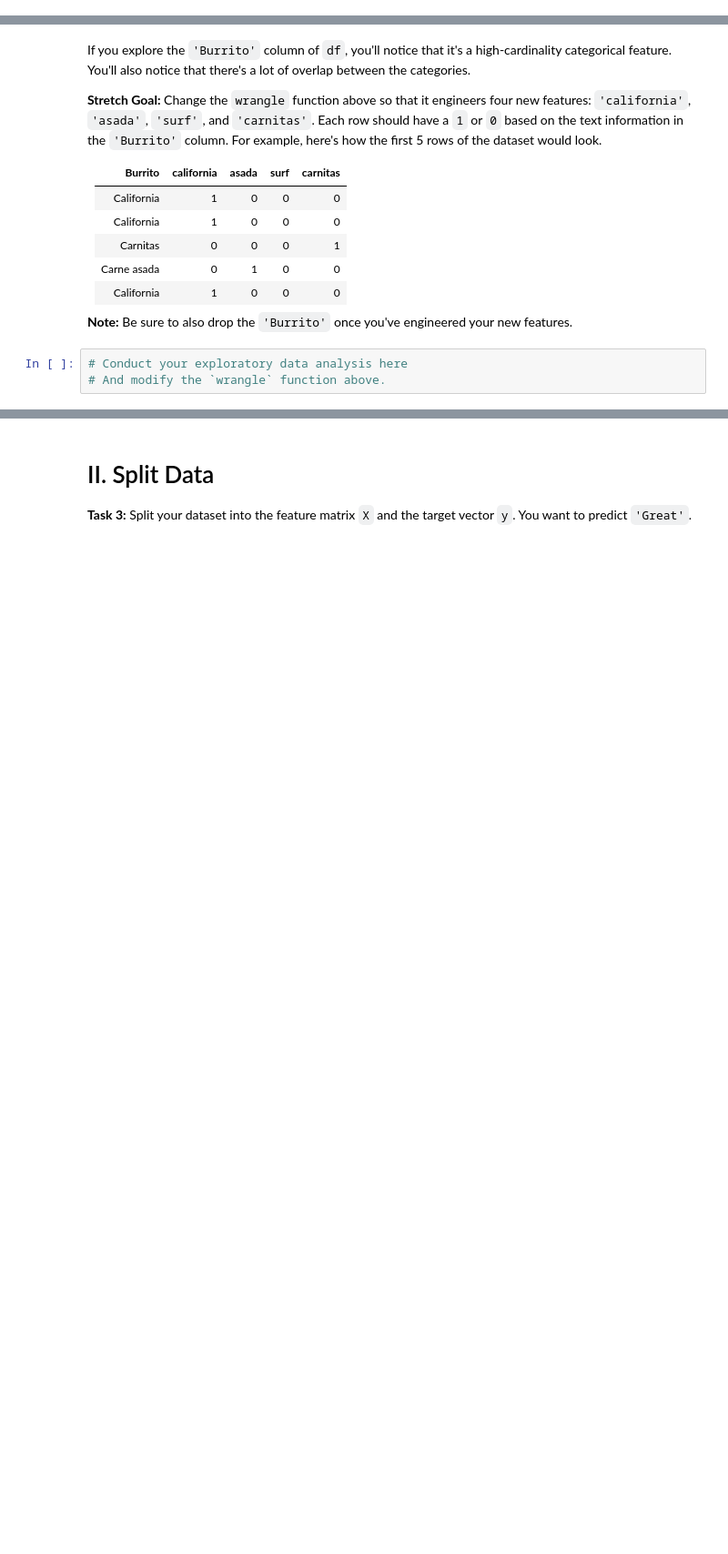
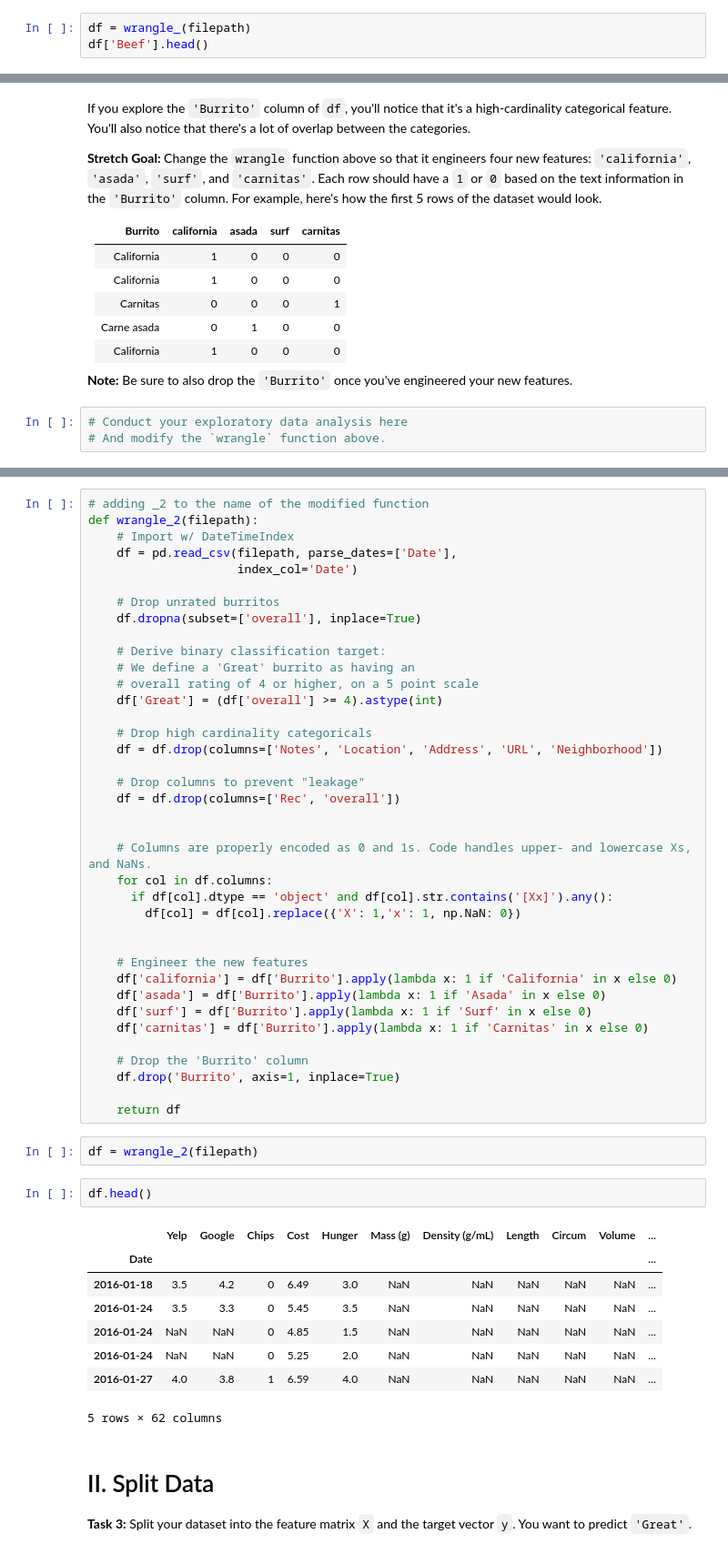
Before and after one commit to sikoh/DS-Linear-Models, a Jupyter notebook: Logistic-Regression/DS_LogisticRegression_Homework.ipynb, the cells around one changed output, grey strips where cells are left out. Shown at 91% size. Saved outputs shown, nothing was run; the diff lists cells and outputs as text; blank space fills up the shorter version.

```diff
--- a/Logistic-Regression/DS_LogisticRegression_Homework.ipynb
+++ b/Logistic-Regression/DS_LogisticRegression_Homework.ipynb
@@ -93,0 +191,3 @@ Name: Beef, dtype: object
+# %%
+df = wrangle_(filepath)
+df['Beef'].head()
@@ -111,3 +235,54 @@ If you explore the `'Burrito'` column of `df`, you'll notice that it's a high-ca
+# %%
+# adding _2 to the name of the modified function
+def wrangle_2(filepath):
+    # Import w/ DateTimeIndex
+    df = pd.read_csv(filepath, parse_dates=['Date'],
+                     index_col='Date')
+
+    # Drop unrated burritos
+    df.dropna(subset=['overall'], inplace=True)
+
+    # Derive binary classification target:
+    # We define a 'Great' burrito as having an
+    # overall rating of 4 or higher, on a 5 point scale
+    df['Great'] = (df['overall'] >= 4).astype(int)
+
+    # Drop high cardinality categoricals
+    df = df.drop(columns=['Notes', 'Location', 'Address', 'URL', 'Neighborhood'])
+
+    # Drop columns to prevent "leakage"
+    df = df.drop(columns=['Rec', 'overall'])
+
+
+    # Columns are properly encoded as 0 and 1s. Code handles upper- and lowercase Xs, and NaNs.
+    for col in df.columns:
+      if df[col].dtype == 'object' and df[col].str.contains('[Xx]').any():
+        df[col] = df[col].replace({'X': 1,'x': 1, np.NaN: 0})
+
+
+    # Engineer the new features
+    df['california'] = df['Burrito'].apply(lambda x: 1 if 'California' in x else 0)
+    df['asada'] = df['Burrito'].apply(lambda x: 1 if 'Asada' in x else 0)
+    df['surf'] = df['Burrito'].apply(lambda x: 1 if 'Surf' in x else 0)
+    df['carnitas'] = df['Burrito'].apply(lambda x: 1 if 'Carnitas' in x else 0)
+
+    # Drop the 'Burrito' column
+    df.drop('Burrito', axis=1, inplace=True)
+
+    return df
+# %%
+df = wrangle_2(filepath)
+# %%
+df.head()
+# %% [output]
+|  | Yelp | Google | Chips | Cost | Hunger | Mass (g) | Density (g/mL) | Length | Circum | Volume | ... |
+| Date |  |  |  |  |  |  |  |  |  |  | ... |
+| 2016-01-18 | 3.5 | 4.2 | 0 | 6.49 | 3.0 | NaN | NaN | NaN | NaN | NaN | ... |
+| 2016-01-24 | 3.5 | 3.3 | 0 | 5.45 | 3.5 | NaN | NaN | NaN | NaN | NaN | ... |
+| 2016-01-24 | NaN | NaN | 0 | 4.85 | 1.5 | NaN | NaN | NaN | NaN | NaN | ... |
+| 2016-01-24 | NaN | NaN | 0 | 5.25 | 2.0 | NaN | NaN | NaN | NaN | NaN | ... |
+| 2016-01-27 | 4.0 | 3.8 | 1 | 6.59 | 4.0 | NaN | NaN | NaN | NaN | NaN | ... |
+5 rows × 62 columns
 # %% [markdown]
 # II. Split Data
 
```
Also changed, not shown: parts of 22 cells of this notebook.
